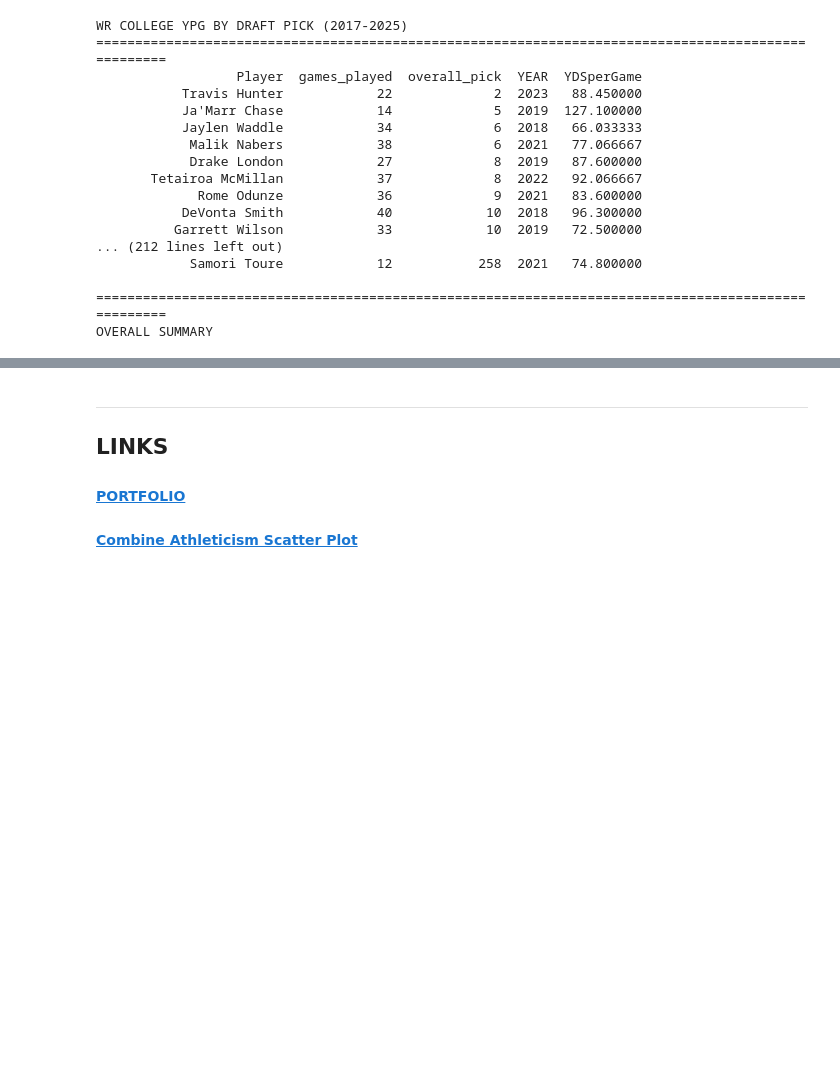
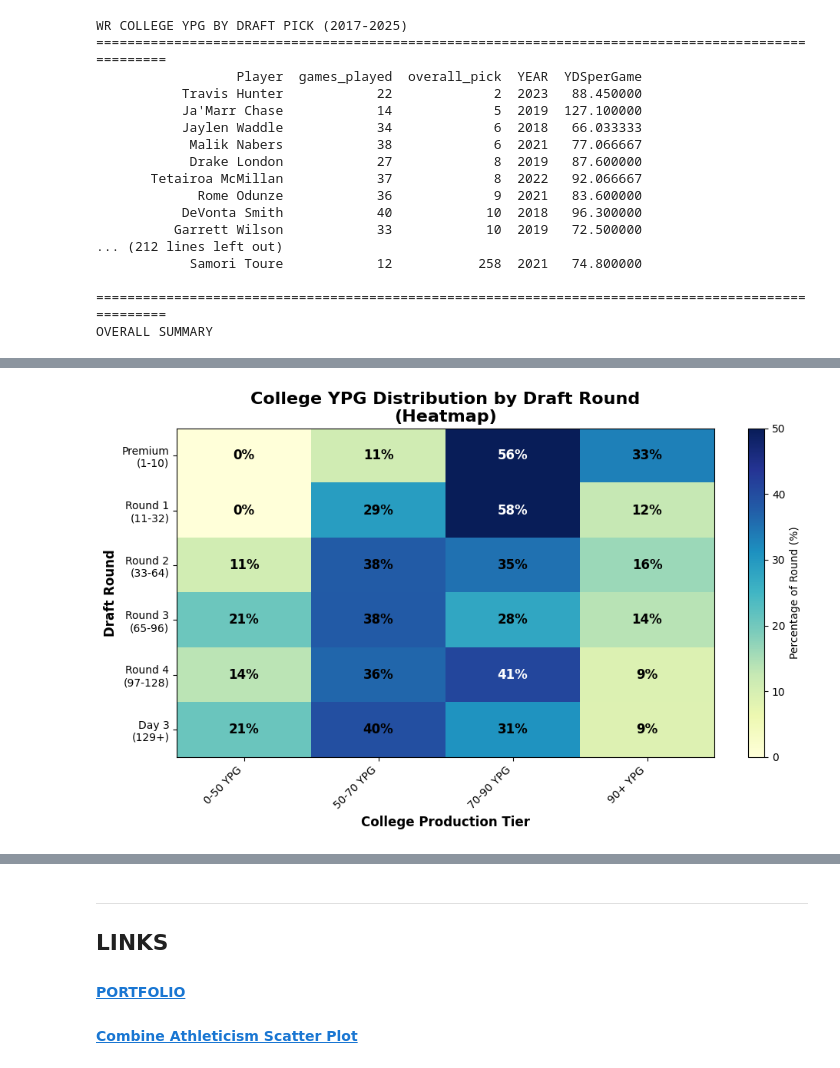
Before and after one commit to QuinnG8/nfl-draft-analytics, a Jupyter notebook: notebooks/02_college_ypg_analysis.ipynb, the cells around one changed output, grey strips where cells are left out. Cells and saved outputs as stored; diff of their text form; code cells hidden in the pictures; blank space fills up the shorter version.

```diff
--- a/notebooks/02_college_ypg_analysis.ipynb
+++ b/notebooks/02_college_ypg_analysis.ipynb
@@ -308,0 +433,30 @@ I'll use this query in the next notebook on a scatterplot to see if there is any
+# %%
+# Set up the plot - JUST THE HEATMAP
+fig, ax = plt.subplots(figsize=(10, 6))
+
+# Heatmap of Percentages
+im = ax.imshow(pivot_percent.values, cmap='YlGnBu', aspect='auto', vmin=0, vmax=50)
+
+# Customize heatmap
+ax.set_xlabel('College Production Tier', fontsize=12, fontweight='bold')
+ax.set_ylabel('Draft Round', fontsize=12, fontweight='bold')
+ax.set_title('College YPG Distribution by Draft Round\n(Heatmap)', fontsize=16, fontweight='bold')
+ax.set_xticks(np.arange(len(ypg_order)))
+ax.set_yticks(np.arange(len(pick_order)))
+ax.set_xticklabels(ypg_order, rotation=45, ha='right')
+ax.set_yticklabels(['Premium\n(1-10)', 'Round 1\n(11-32)', 'Round 2\n(33-64)',
+                    'Round 3\n(65-96)', 'Round 4\n(97-128)', 'Day 3\n(129+)'])
+
+# Add percentage labels in heatmap cells
+for i in range(len(pick_order)):
+    for j in range(len(ypg_order)):
+        text = ax.text(j, i, f'{pivot_percent.iloc[i, j]:.0f}%',
+                       ha='center', va='center', fontsize=12,
+                       fontweight='bold', color='black' if pivot_percent.iloc[i, j] < 40 else 'white')
+
+plt.colorbar(im, ax=ax, label='Percentage of Round (%)')
+plt.tight_layout()
+plt.savefig('college_ypg_by_draft_range_heatmap.png', dpi=300, bbox_inches='tight')
+plt.show()
+# %% [output]
+[figure, added]
```
Also changed, not shown: parts of 18 cells of this notebook, 6 other files.
